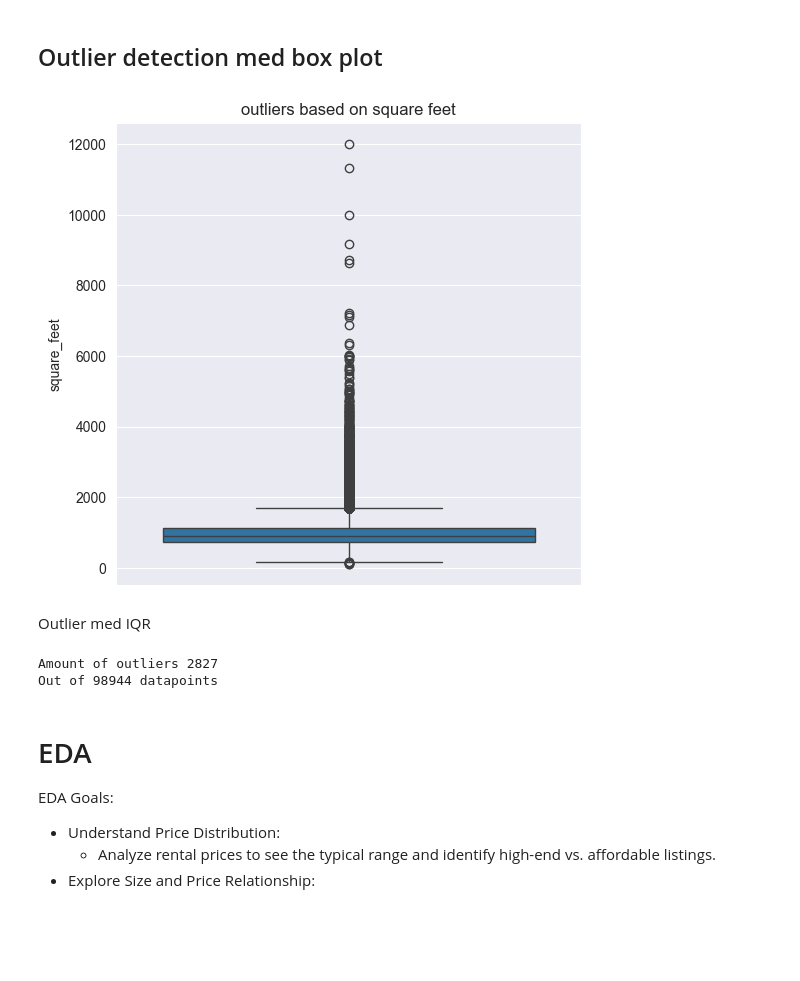
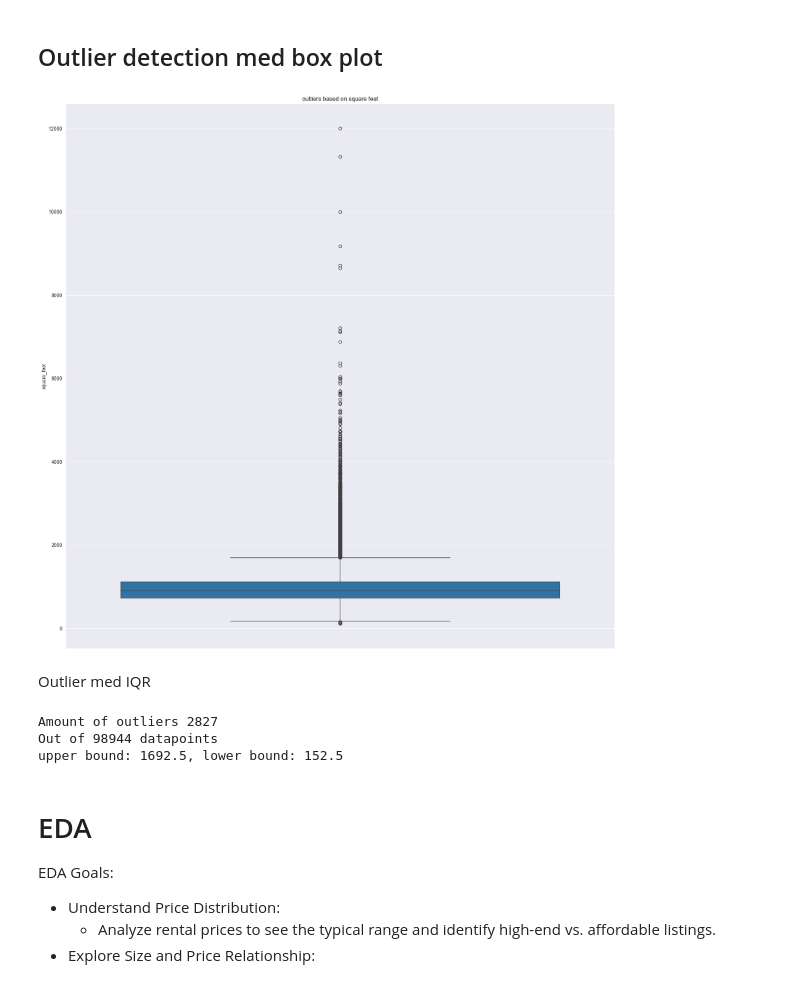
Before and after one commit to Mathias1997/Projekt-Rentprice, a Jupyter notebook: rent_price_exam.ipynb, the cells around one changed output. Drawn from its saved outputs; the diff is of its cells as text; code cells hidden in the pictures; blank space fills up the shorter version.

```diff
--- a/rent_price_exam.ipynb
+++ b/rent_price_exam.ipynb
@@ -570,12 +578,12 @@ See the caveats in the documentation: https://pandas.pydata.org/pandas-docs/stab
 # %% [markdown]
 ## Outlier detection med box plot
 # %%
-plt.figure(figsize=(6,6 ))
+plt.figure(figsize=(20,20 ))
 sns.boxplot(data['square_feet'])
 plt.title("outliers based on square feet")
 plt.show()
 # %% [output]
-[figure, old version]
+[figure, new version]
 # %% [markdown]
 Outlier med IQR
 # %%
@@ -590,11 +598,13 @@ upper_bound = Q3 + 1.5 * IQR
 outliers = data[(data['square_feet'] < lower_bound) | (data['square_feet'] > upper_bound)]
 print(f"Amount of outliers {outliers.shape[0]}")
 print(f"Out of {data.shape[0]} datapoints")
+print(f"upper bound: {upper_bound}, lower bound: {lower_bound}")
 
 data_no_outliers = data[(data['square_feet'] >= lower_bound) & (data['square_feet'] <= upper_bound)]
 # %% [output]
 Amount of outliers 2827
 Out of 98944 datapoints
+upper bound: 1692.5, lower bound: 152.5
 # %% [markdown]
 # EDA
 EDA Goals:
```
Also changed, not shown: parts of 9 cells of this notebook.
